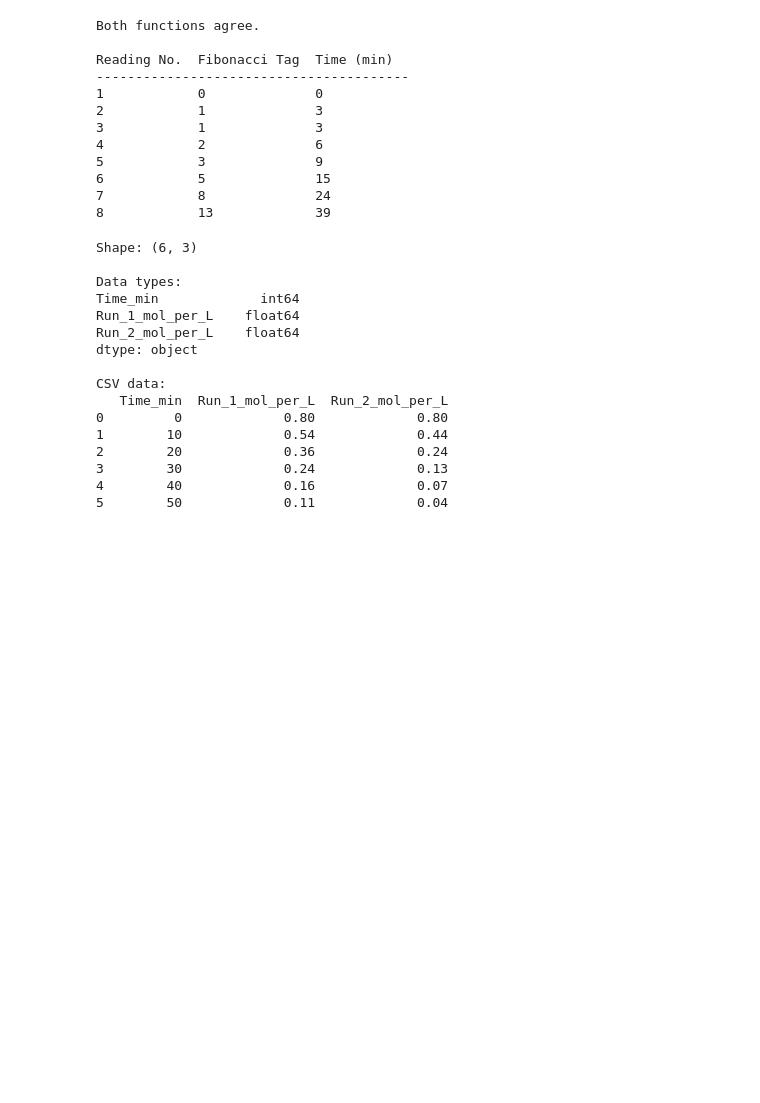
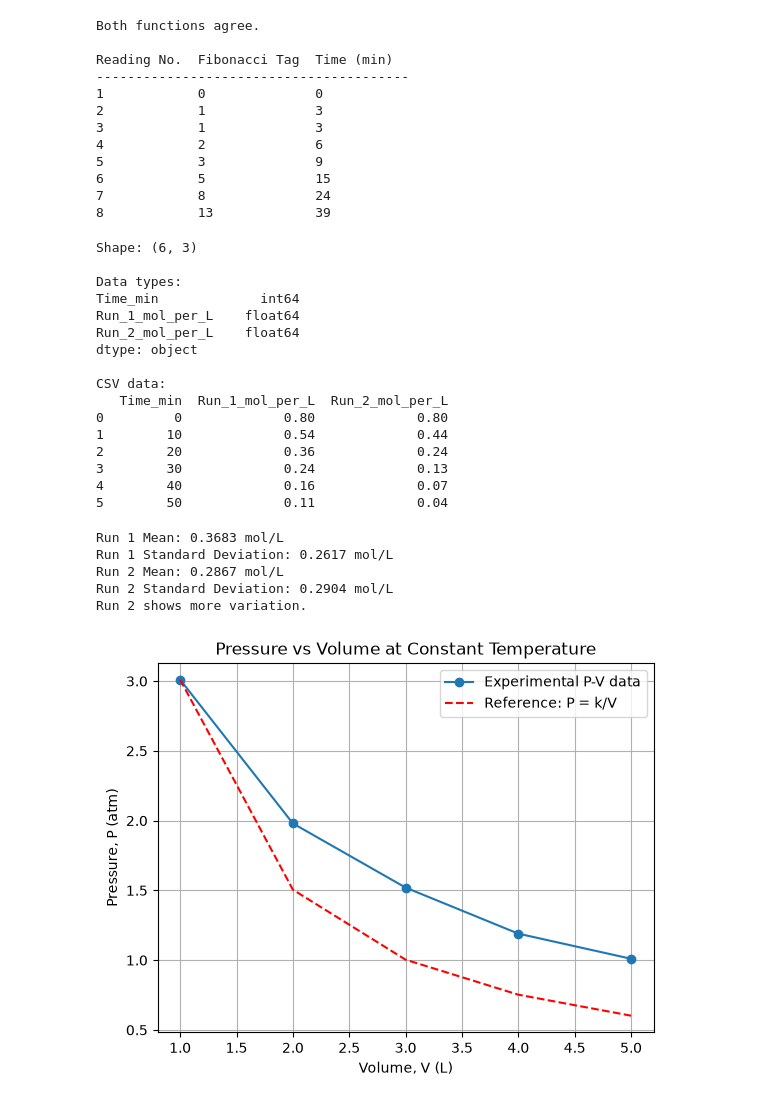
Before and after one commit to muleyarpita8-beep/CP_Practical, a Jupyter notebook: 20251001041_set C.ipynb, the cells around one changed output. Cells and saved outputs as stored; diff of their text form; code cells hidden in the pictures; blank space fills up the shorter version.

```diff
--- a/20251001041_set C.ipynb
+++ b/20251001041_set C.ipynb
@@ -368,3 +368,51 @@ CSV data:
 3        30             0.24             0.13
 4        40             0.16             0.07
 5        50             0.11             0.04
+# %%
+run1_mean = kinetics_read["Run_1_mol_per_L"].mean()
+run2_mean = kinetics_read["Run_2_mol_per_L"].mean()
+
+run1_sd = kinetics_read["Run_1_mol_per_L"].std()
+run2_sd = kinetics_read["Run_2_mol_per_L"].std()
+
+print(f"Run 1 Mean: {run1_mean:.4f} mol/L")
+print(f"Run 1 Standard Deviation: {run1_sd:.4f} mol/L")
+
+print(f"Run 2 Mean: {run2_mean:.4f} mol/L")
+print(f"Run 2 Standard Deviation: {run2_sd:.4f} mol/L")
+
+if run1_sd > run2_sd:
+    print("Run 1 shows more variation.")
+elif run2_sd > run1_sd:
+    print("Run 2 shows more variation.")
+else:
+    print("Both runs show equal variation.")
+# %% [output]
+Run 1 Mean: 0.3683 mol/L
+Run 1 Standard Deviation: 0.2617 mol/L
+Run 2 Mean: 0.2867 mol/L
+Run 2 Standard Deviation: 0.2904 mol/L
+Run 2 shows more variation.
+# %%
+import numpy as np
+import matplotlib.pyplot as plt
+
+# Reference constant: k = P × V
+V = np.array([1.0, 2.0, 3.0, 4.0, 5.0])
+P_experimental = np.array([3.01, 1.98, 1.52, 1.19, 1.01])
+
+# Reference pressure curve P = k/V
+k = P_experimental[0] * V[0]
+P_reference = k / V
+
+plt.plot(V, P_experimental, "o-", label="Experimental P-V data")
+plt.plot(V, P_reference, "r--", label="Reference: P = k/V")
+
+plt.xlabel("Volume, V (L)")
+plt.ylabel("Pressure, P (atm)")
+plt.title("Pressure vs Volume at Constant Temperature")
+plt.grid(True)
+plt.legend()
+plt.show()
+# %% [output]
+[figure, added]
```
